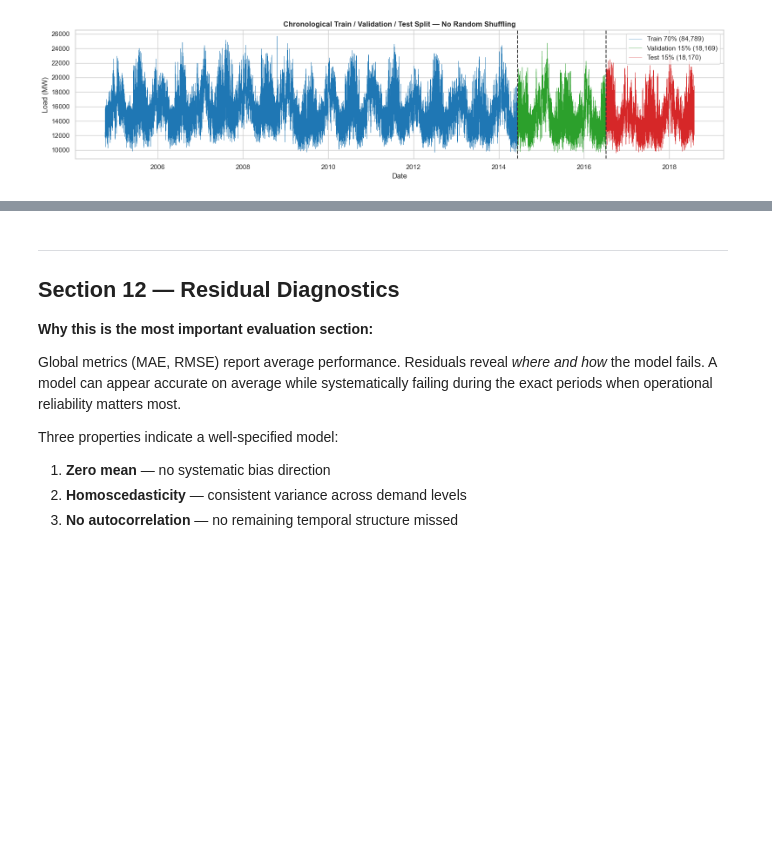
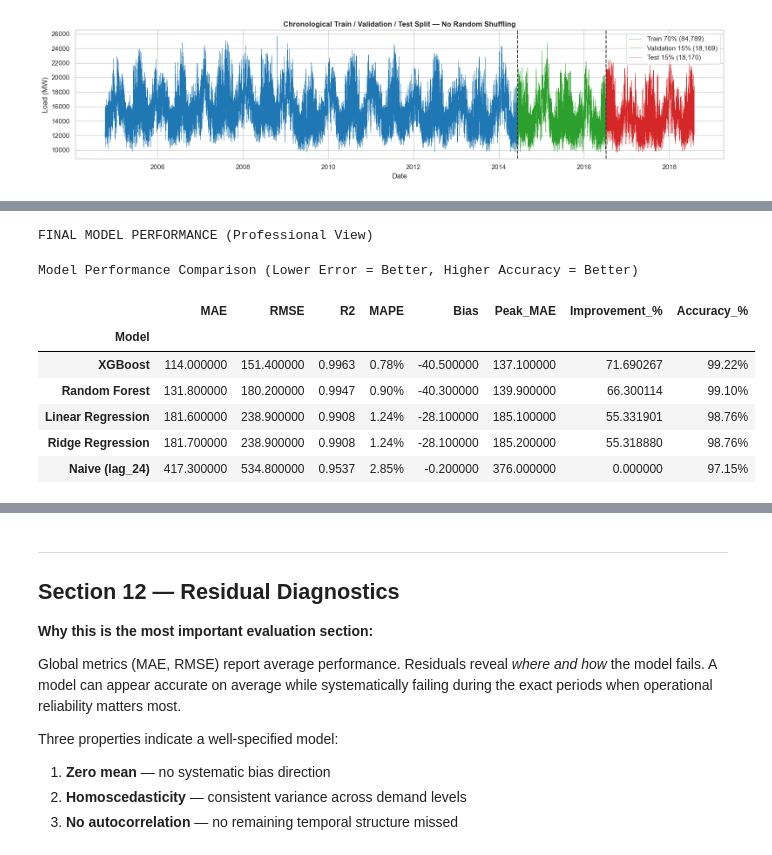
Before and after one commit to tahermamun/AI-Energy-Consumption-Forecasting, a Jupyter notebook: notebook/project_artefact.ipynb, the cells around one changed output, grey strips where cells are left out. Drawn from its saved outputs; the diff is of its cells as text; code cells hidden in the pictures; blank space fills up the shorter version.

```diff
--- a/notebook/project_artefact.ipynb
+++ b/notebook/project_artefact.ipynb
@@ -1194,0 +1109,45 @@ NameError: name 'AEP_GREEN' is not defined
+# %%
+# Add Accuracy
+results_df["Accuracy_%"] = 100 - results_df["MAPE"]
+
+# Round values for clean display
+results_display = results_df.copy().round({
+    "MAE": 1,
+    "RMSE": 1,
+    "R2": 4,
+    "MAPE": 2,
+    "Accuracy_%": 2,
+    "Bias": 1,
+    "Peak_MAE": 1
+})
+
+# Sort properly (best on top)
+results_display = results_display.sort_values("RMSE")
+
+print("FINAL MODEL PERFORMANCE (Professional View)")
+
+display(
+    results_display.style
+    .background_gradient(cmap="RdYlGn_r", subset=["MAE", "RMSE", "MAPE", "Peak_MAE"])  # lower = better
+    .background_gradient(cmap="Greens", subset=["R2", "Accuracy_%"])                  # higher = better
+    .format({
+        "Accuracy_%": "{:.2f}%",
+        "MAPE": "{:.2f}%",
+        "R2": "{:.4f}"
+    })
+    .set_properties(**{
+        "border": "1px solid white",
+        "text-align": "center"
+    })
+    .set_caption("Model Performance Comparison (Lower Error = Better, Higher Accuracy = Better)")
+)
+# %% [output]
+FINAL MODEL PERFORMANCE (Professional View)
+Model Performance Comparison (Lower Error = Better, Higher Accuracy = Better)
+|  | MAE | RMSE | R2 | MAPE | Bias | Peak_MAE | Improvement_% | Accuracy_% |
+| Model |  |  |  |  |  |  |  |  |
+| XGBoost | 114.000000 | 151.400000 | 0.9963 | 0.78% | -40.500000 | 137.100000 | 71.690267 | 99.22% |
+| Random Forest | 131.800000 | 180.200000 | 0.9947 | 0.90% | -40.300000 | 139.900000 | 66.300114 | 99.10% |
+| Linear Regression | 181.600000 | 238.900000 | 0.9908 | 1.24% | -28.100000 | 185.100000 | 55.331901 | 98.76% |
+| Ridge Regression | 181.700000 | 238.900000 | 0.9908 | 1.24% | -28.100000 | 185.200000 | 55.318880 | 98.76% |
+| Naive (lag_24) | 417.300000 | 534.800000 | 0.9537 | 2.85% | -0.200000 | 376.000000 | 0.000000 | 97.15% |
```
Also changed, not shown: parts of 29 cells of this notebook.
